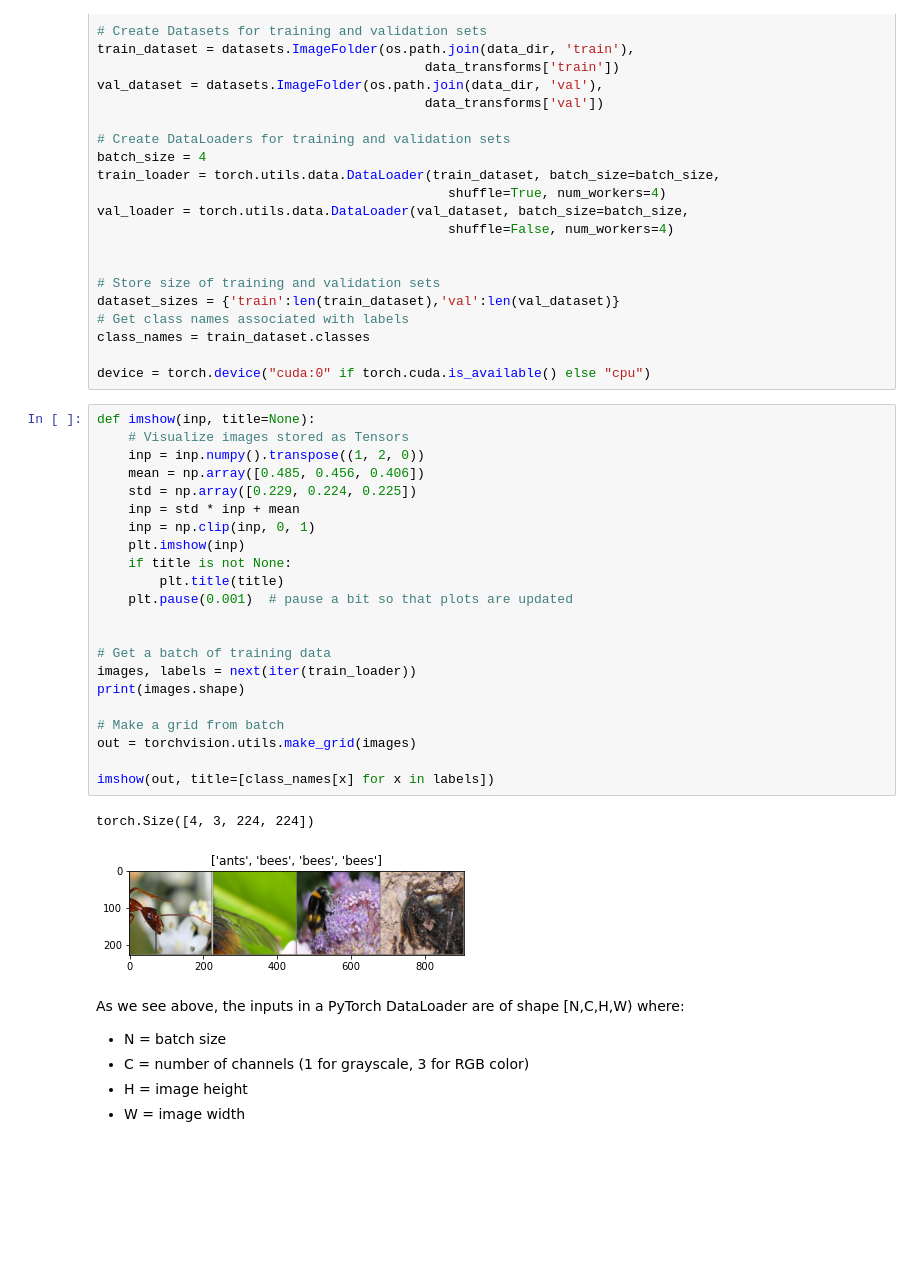
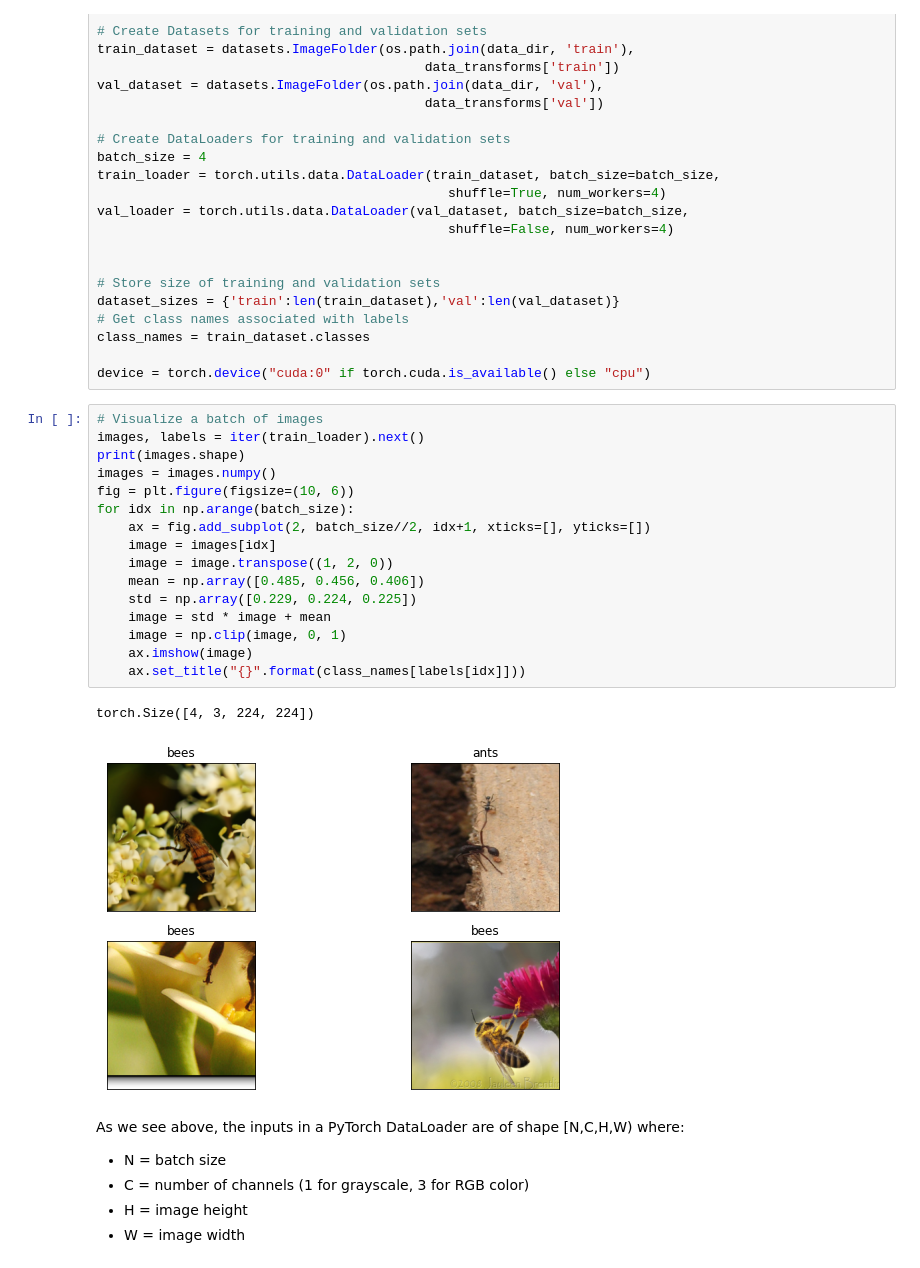
Before and after one commit to AIPI540/AIPI540-Deep-Learning-Applications, a Jupyter notebook: computer_vision/CNNs/transfer_learning.ipynb, the cells around one changed output. Saved outputs shown, nothing was run; the diff lists cells and outputs as text; blank space fills up the shorter version.

```diff
--- a/computer_vision/CNNs/transfer_learning.ipynb
+++ b/computer_vision/CNNs/transfer_learning.ipynb
@@ -113,31 +114,25 @@ dataset_sizes = {'train':len(train_dataset),'val':len(val_dataset)}
 class_names = train_dataset.classes
 
 device = torch.device("cuda:0" if torch.cuda.is_available() else "cpu")
-# %%
-def imshow(inp, title=None):
-    # Visualize images stored as Tensors
-    inp = inp.numpy().transpose((1, 2, 0))
-    mean = np.array([0.485, 0.456, 0.406])
-    std = np.array([0.229, 0.224, 0.225])
-    inp = std * inp + mean
-    inp = np.clip(inp, 0, 1)
-    plt.imshow(inp)
-    if title is not None:
-        plt.title(title)
-    plt.pause(0.001)  # pause a bit so that plots are updated
-
-
-# Get a batch of training data
-images, labels = next(iter(train_loader))
-print(images.shape)
-
-# Make a grid from batch
-out = torchvision.utils.make_grid(images)
-
-imshow(out, title=[class_names[x] for x in labels])
-# %% [output]
-torch.Size([4, 3, 224, 224])
-[figure, removed]
+# %%
+# Visualize a batch of images
+images, labels = iter(train_loader).next()
+print(images.shape)
+images = images.numpy()
+fig = plt.figure(figsize=(10, 6))
+for idx in np.arange(batch_size):
+    ax = fig.add_subplot(2, batch_size//2, idx+1, xticks=[], yticks=[])
+    image = images[idx]
+    image = image.transpose((1, 2, 0))
+    mean = np.array([0.485, 0.456, 0.406])
+    std = np.array([0.229, 0.224, 0.225])
+    image = std * image + mean
+    image = np.clip(image, 0, 1)
+    ax.imshow(image)
+    ax.set_title("{}".format(class_names[labels[idx]]))
+# %% [output]
+torch.Size([4, 3, 224, 224])
+[figure, added]
 # %% [markdown]
 As we see above, the inputs in a PyTorch DataLoader are of shape [N,C,H,W) where:
 - N = batch size
```
Also changed, not shown: parts of 2 cells of this notebook, 8 other files.
